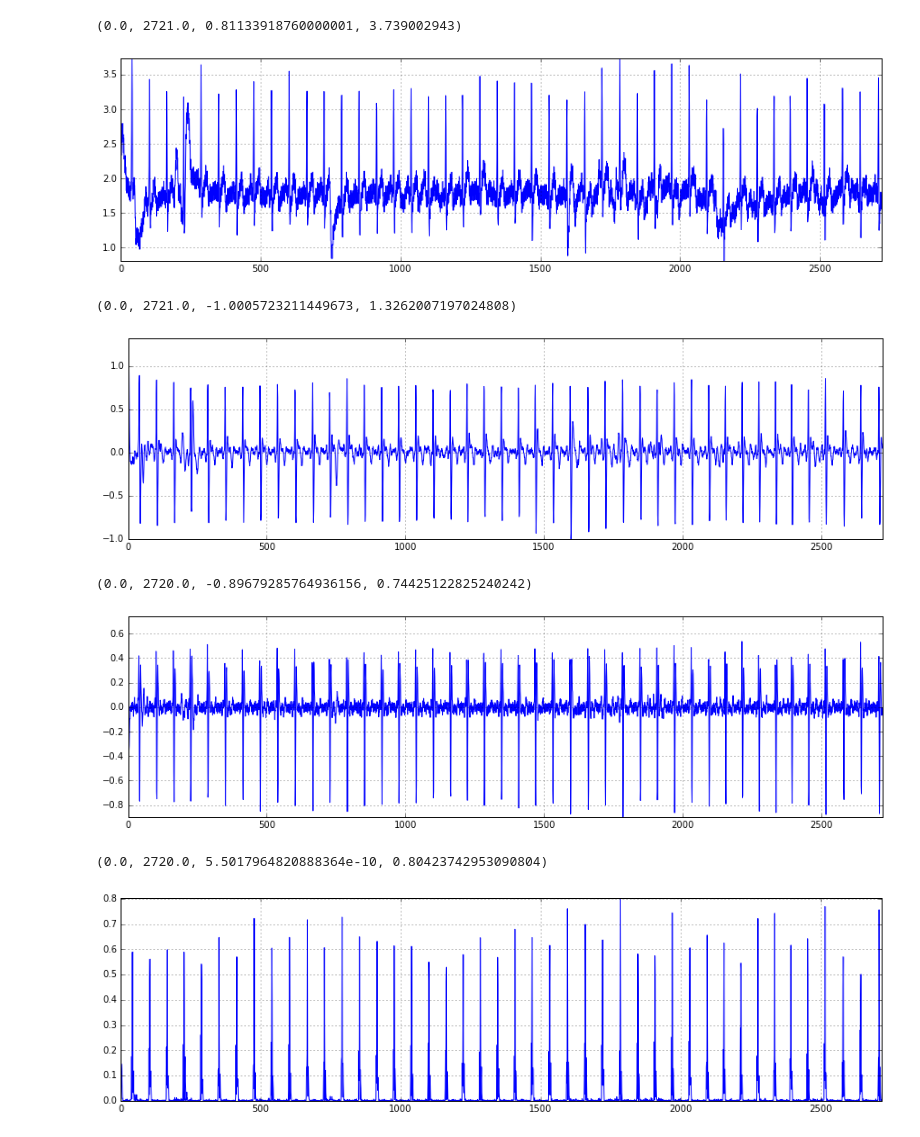
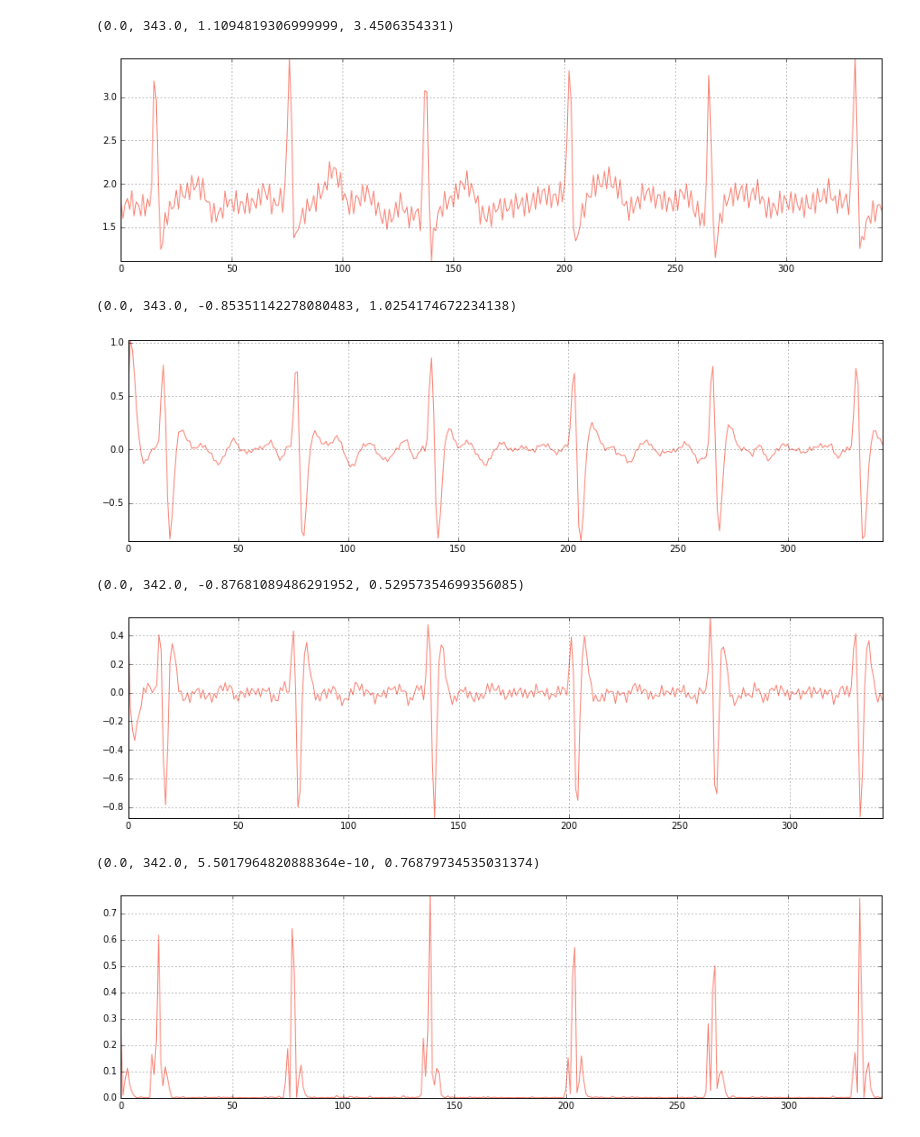
Before and after one commit to c-labpl/qrs_detector, a Jupyter notebook: QRSDetectorOffline.ipynb, the cells around one changed output. Drawn from its saved outputs; the diff is of its cells as text; code cells hidden in the pictures.

Commit message:
Added tests graphs for different thresholding filter. Refactored code. Improved and cleaned detection process graphs.

```diff
--- a/QRSDetectorOffline.ipynb
+++ b/QRSDetectorOffline.ipynb
@@ -51,63 +63,56 @@ def butter_bandpass_filter(data, lowcut, highcut, fs, order=5):
     return y
 # %%
 ## Load and clean data.
-# Todo: refactor to function and call it in __main__
-
-with open("data/pulse5.csv") as f:
+with open("data/pulse4.csv") as f:
     content = f.readlines()
 raw_data = []
 for line in content:
-    raw_data.append(float(line.rstrip().split(';')[1]))
-raw_signal = np.array(raw_data)
+    raw_signal = np.append(raw_signal, float(line.rstrip().split(';')[1]))
 # raw_signal = raw_signal / max(raw_signal)
 
 plt.figure(figsize=(15,4))
-plt.plot(raw_signal, label="Original signal")
+plt.plot(raw_signal, label="Original signal", color="salmon")
 plt.grid(True)
 plt.axis("tight")
 # %% [output]
-(0.0, 2721.0, 0.81133918760000001, 3.739002943)
+(0.0, 343.0, 1.1094819306999999, 3.4506354331)
-[figure, old version]
+[figure, new version]
 # %%
 ## Signal filtering - pass band 5-15 Hz.
-bandpass_signal = butter_bandpass_filter(raw_signal, lowcut, highcut, fs, order=1)
+bandpass_signal = butter_bandpass_filter(raw_signal, lowcut, highcut, signal_freq, order=1)
 # bandpass_signal = bandpass_signal / max(bandpass_signal)
 
 plt.figure(figsize=(15,4))
-plt.plot(bandpass_signal, label="Bandpass signal")
+plt.plot(bandpass_signal, label="Bandpass signal", color="salmon")
 plt.grid(True)
 plt.axis("tight")
 # %% [output]
-(0.0, 2721.0, -1.0005723211449673, 1.3262007197024808)
+(0.0, 343.0, -0.85351142278080483, 1.0254174672234138)
-[figure, old version]
+[figure, new version]
 # %%
 ## Derivative - provide QRS slope info - five point derivative with 1 sample delay.
 differentiated_signal = np.diff(bandpass_signal)
-# Todo: check whether these results should be normalized.
 # differentiated_signal = differentiated_signal / max(differentiated_signal)
 
 plt.figure(figsize=(15,4))
-plt.plot(differentiated_signal, label="Differentiated signal")
+plt.plot(differentiated_signal, label="Differentiated signal", color="salmon")
 plt.grid(True)
 plt.axis("tight")
 # %% [output]
-(0.0, 2720.0, -0.89679285764936156, 0.74425122825240242)
+(0.0, 342.0, -0.87681089486291952, 0.52957354699356085)
-[figure, old version]
+[figure, new version]
 # %%
 ## Squaring - signal is squared point by point.
-# Todo: use numpy array vectorized operation to do this squaring.
 squared_signal = np.power(differentiated_signal, 2)
-# Todo: check whether normalization should be here.
-# Todo: normalize using numpy function.
 # squared_signal = squared_signal / max(squared_signal)
 
 plt.figure(figsize=(15,4))
-plt.plot(squared_signal, label="Squared signal")
+plt.plot(squared_signal, label="Squared signal", color="salmon")
 plt.grid(True)
 plt.axis("tight")
 # %% [output]
-(0.0, 2720.0, 5.5017964820888364e-10, 0.80423742953090804)
+(0.0, 342.0, 5.5017964820888364e-10, 0.76879734535031374)
-[figure, old version]
+[figure, new version]
 # %%
 ## Moving-window integration - to obtain waveform feature information in addition to the slope.
 ## Time window should be of the length of longest possible QRS complex - 30 samples (150 ms) for 200 samples/s.
```
Also changed, not shown: parts of 10 cells of this notebook, 28 other files.
